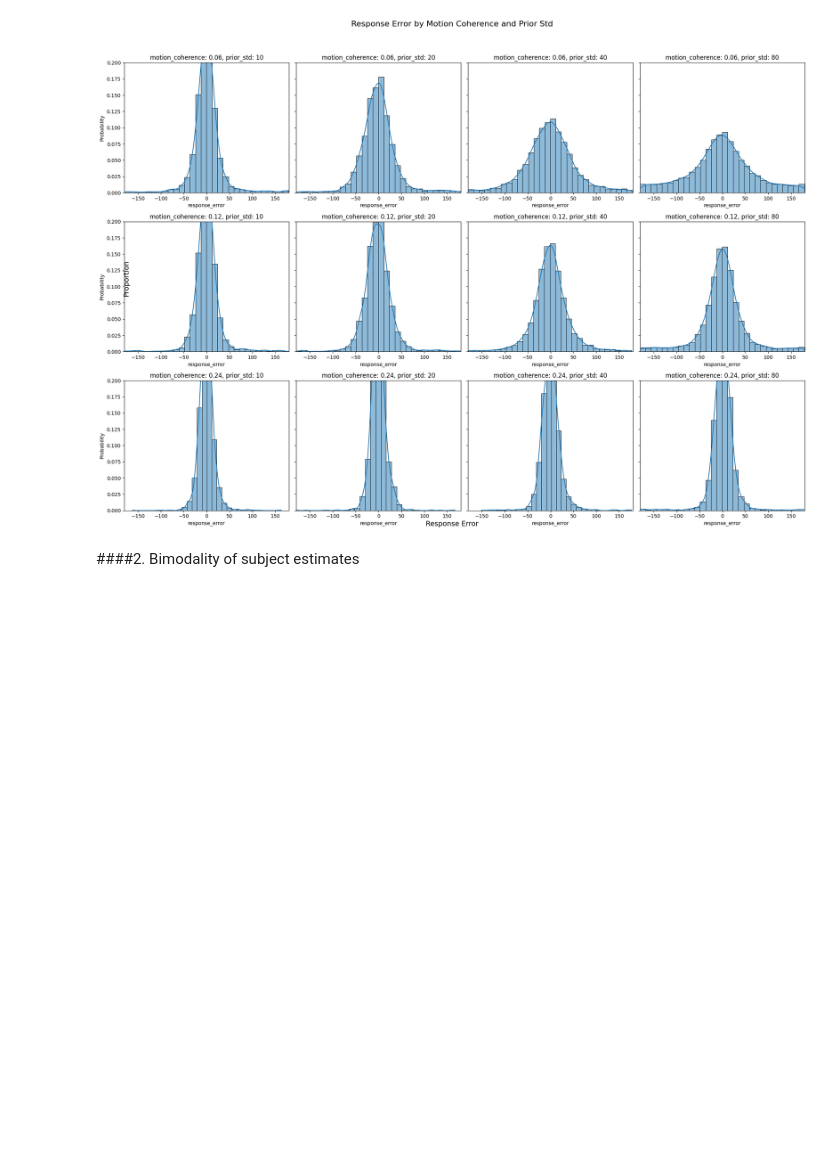
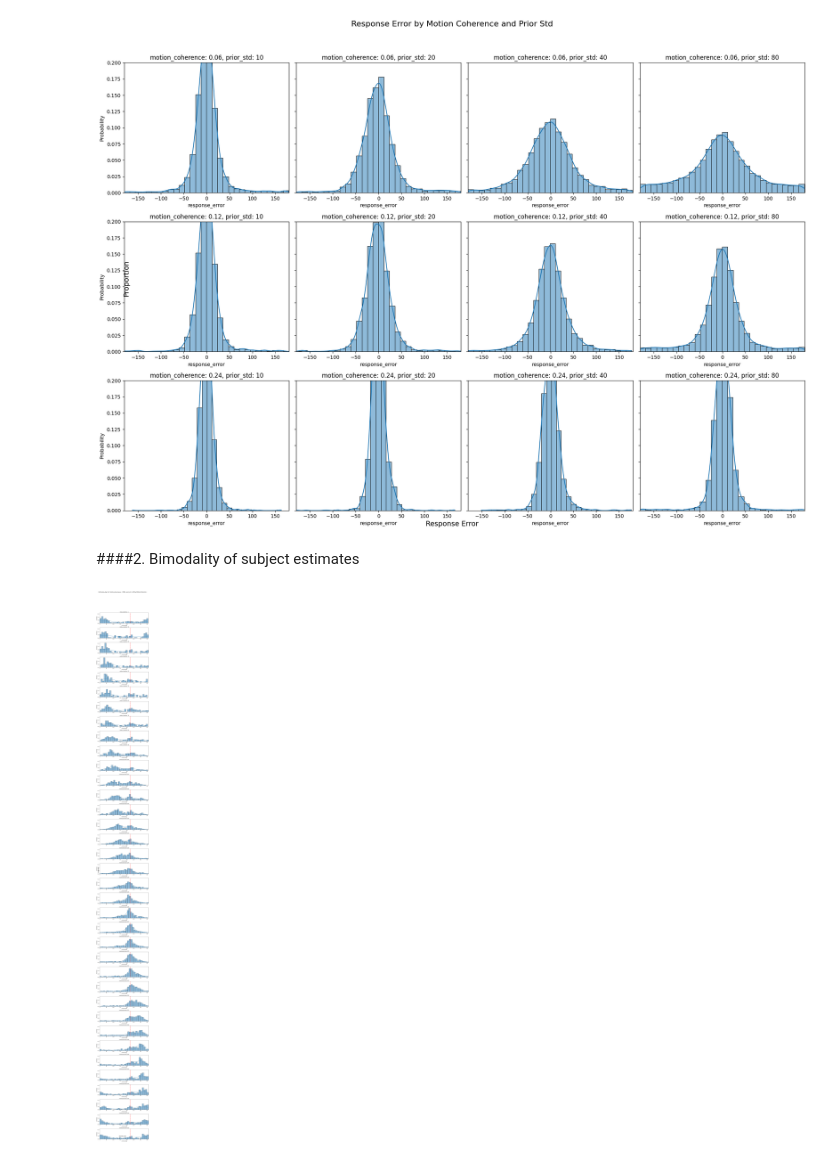
Before and after one commit to lucasbaldezzari/babesbayes-nma, a Jupyter notebook: coding/sepparateCodesForEachOfUs/Knowing_the_Data_Seohee.ipynb, the cells around one changed output. Drawn from its saved outputs; the diff is of its cells as text; code cells hidden in the pictures; blank space fills up the shorter version.

```diff
--- a/coding/sepparateCodesForEachOfUs/Knowing_the_Data_Seohee.ipynb
+++ b/coding/sepparateCodesForEachOfUs/Knowing_the_Data_Seohee.ipynb
@@ -872,3 +883,31 @@ plt.show()
 [figure]
 # %% [markdown]
 ####2. Bimodality of subject estimates
+# %%
+# Filter data for motion_coherence = 0.06 and prior_std = 80
+subset_data = data[(data['motion_coherence'] == 0.06) & (data['prior_std'] == 80)].copy()  # Make a copy to avoid the warning
+
+# Get unique motion_direction values
+motion_directions = sorted(subset_data['motion_direction'].unique())
+
+# Plotting
+fig, axes = plt.subplots(len(motion_directions), 1, figsize=(10, 3 * len(motion_directions)),  # Adjust figsize for longer y-axis
+                         sharey=True, gridspec_kw={'height_ratios': [1] * len(motion_directions)})
+
+for k, motion_direction in enumerate(motion_directions):
+    ax = axes[k]
+    subset = subset_data[subset_data['motion_direction'] == motion_direction]
+    sns.histplot(subset['estimates_deg'], bins=30, ax=ax, kde=True, stat='probability')  # Use stat='probability' to show proportions
+    ax.set_title(f'motion_direction: {motion_direction}')
+    ax.set_xlim(0, 360)
+    ax.axvline(x=225, color='red', linestyle='--')  # Add a red dashed line at 225 degrees
+
+# Adding overall titles and labels
+fig.suptitle('Estimates_deg for motion_coherence = 0.06, prior_std = 80 by Motion Direction', fontsize=16)
+fig.text(0.5, 0.04, 'Estimates_deg', ha='center', fontsize=14)
+fig.text(0.04, 0.5, 'Proportion', va='center', rotation='vertical', fontsize=14)
+
+plt.tight_layout(rect=[0, 0.03, 1, 0.95])
+plt.show()
+# %% [output]
+[figure, added]
```
Also changed, not shown: parts of 10 cells of this notebook, 1 other file.
